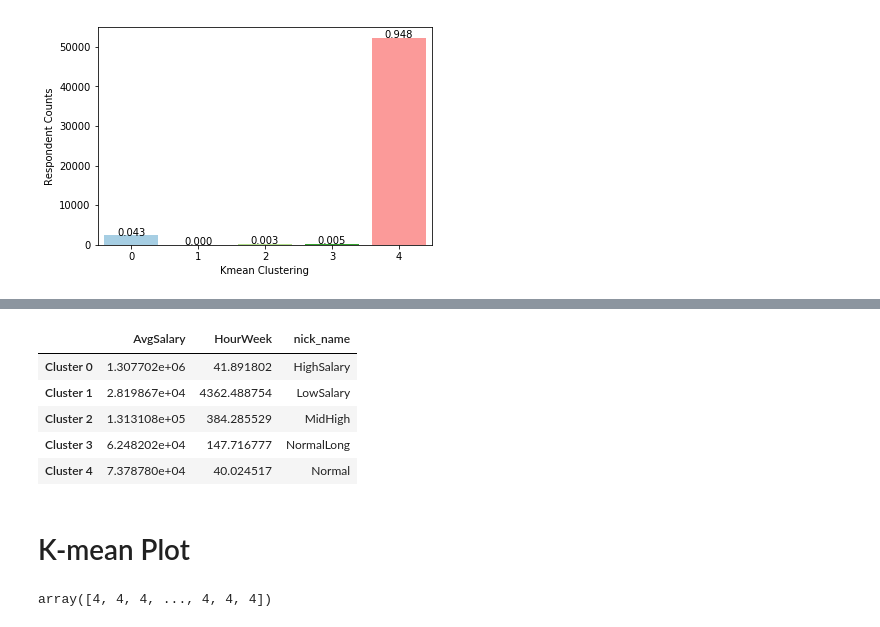
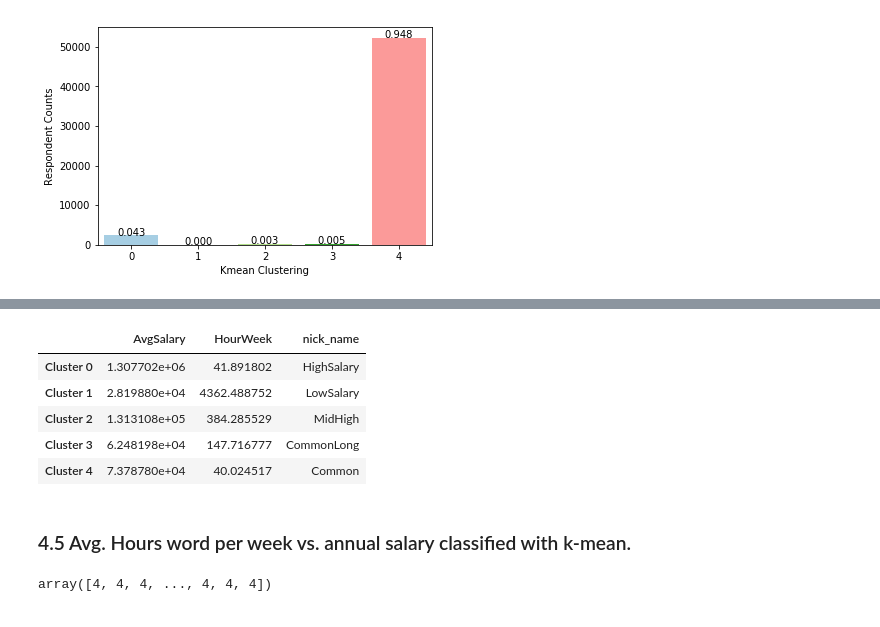
Before and after one commit to forestrywhale/DS4-StackOverFlow-Survey, a Jupyter notebook: stackoverflow19_blog.ipynb, the cells around one changed output, grey strips where cells are left out. Saved outputs shown, nothing was run; the diff lists cells and outputs as text; code cells hidden in the pictures.

```diff
--- a/stackoverflow19_blog.ipynb
+++ b/stackoverflow19_blog.ipynb
@@ -1173,16 +874,16 @@ weekhour_centers
 # %%
 cluster_df = pd.DataFrame({"AvgSalary": salary_centers, "HourWeek": weekhour_centers}, index = ["Cluster 0", "Cluster 1", "Cluster 2", "Cluster 3", "Cluster 4"])
-cluster_df['nick_name'] = ["HighSalary", "LowSalary","MidHigh","NormalLong","Normal"]
+cluster_df['nick_name'] = ["HighSalary","LowSalary", "MidHigh",  "CommonLong", "Common"]
 cluster_df
 # %% [output]
 |  | AvgSalary | HourWeek | nick_name |
 | Cluster 0 | 1.307702e+06 | 41.891802 | HighSalary |
-| Cluster 1 | 2.819867e+04 | 4362.488754 | LowSalary |
+| Cluster 1 | 2.819880e+04 | 4362.488752 | LowSalary |
 | Cluster 2 | 1.313108e+05 | 384.285529 | MidHigh |
-| Cluster 3 | 6.248202e+04 | 147.716777 | NormalLong |
-| Cluster 4 | 7.378780e+04 | 40.024517 | Normal |
+| Cluster 3 | 6.248198e+04 | 147.716777 | CommonLong |
+| Cluster 4 | 7.378780e+04 | 40.024517 | Common |
-# %% [markdown]
-# K-mean Plot
+# %% [markdown]
+### 4.5 Avg. Hours word per week vs. annual salary classified with k-mean.
 # %%
 # predict the labels on the same data to show the category that point belongs to
 pca_labels = kmean_model.labels_
```
Also changed, not shown: parts of 132 cells of this notebook, 8 other files.
